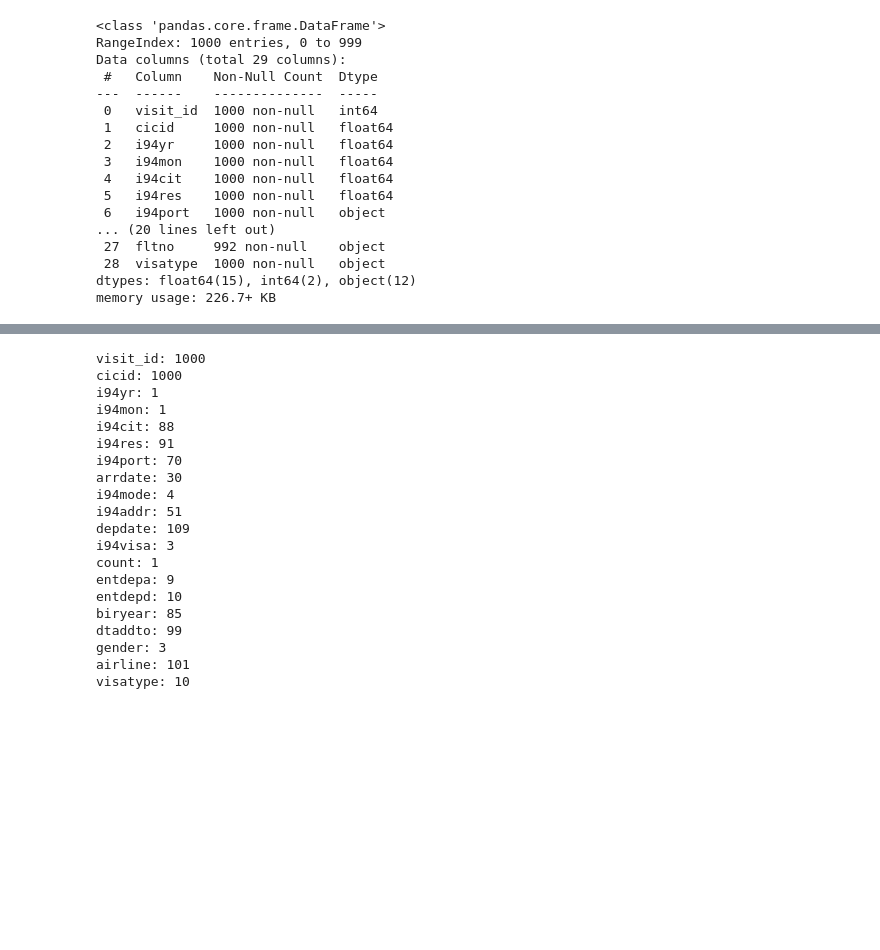
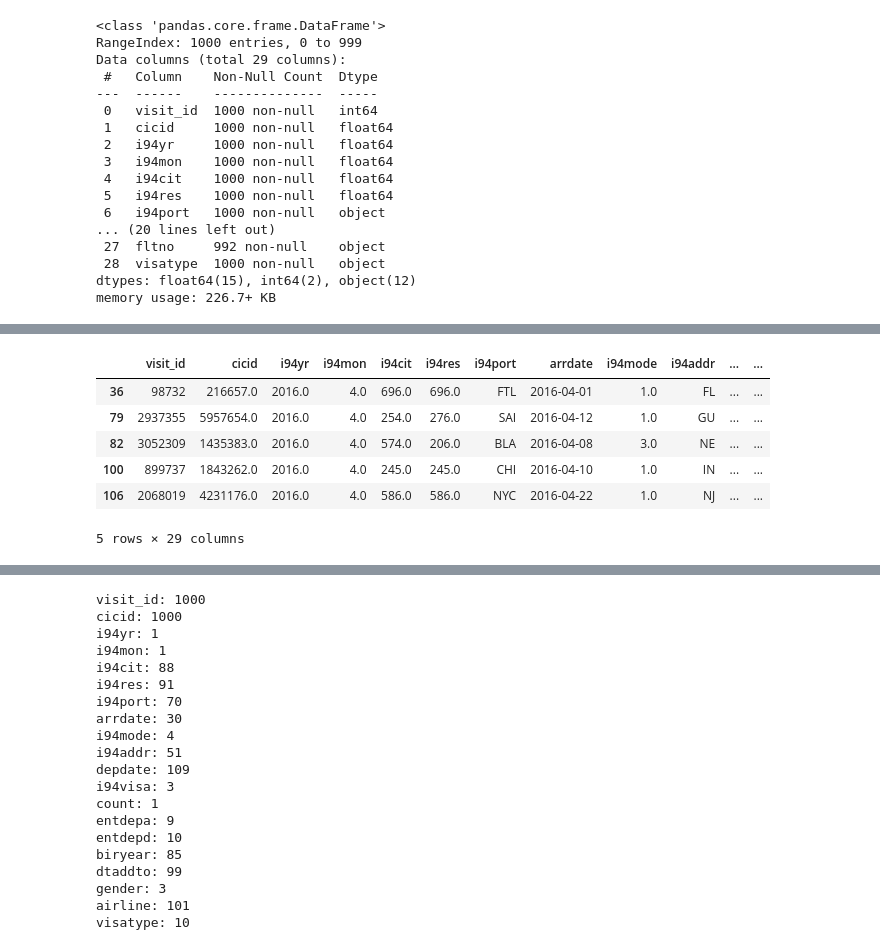
Before and after one commit to Morgan-Sell/usa-tourism-etl, a Jupyter notebook: eda_project_scope.ipynb, the cells around one changed output, grey strips where cells are left out. Saved outputs shown, nothing was run; the diff lists cells and outputs as text; code cells hidden in the pictures; blank space fills up the shorter version.

```diff
--- a/eda_project_scope.ipynb
+++ b/eda_project_scope.ipynb
@@ -179,0 +181,10 @@ utils.plot_null_val_heatmap(visits, "Tourist Visits - Null Value", (20,8))
+# %%
+visits[visits.matflag!="M"].head()
+# %% [output]
+|  | visit_id | cicid | i94yr | i94mon | i94cit | i94res | i94port | arrdate | i94mode | i94addr | ... | ... |
+| 36 | 98732 | 216657.0 | 2016.0 | 4.0 | 696.0 | 696.0 | FTL | 2016-04-01 | 1.0 | FL | ... | ... |
+| 79 | 2937355 | 5957654.0 | 2016.0 | 4.0 | 254.0 | 276.0 | SAI | 2016-04-12 | 1.0 | GU | ... | ... |
+| 82 | 3052309 | 1435383.0 | 2016.0 | 4.0 | 574.0 | 206.0 | BLA | 2016-04-08 | 3.0 | NE | ... | ... |
+| 100 | 899737 | 1843262.0 | 2016.0 | 4.0 | 245.0 | 245.0 | CHI | 2016-04-10 | 1.0 | IN | ... | ... |
+| 106 | 2068019 | 4231176.0 | 2016.0 | 4.0 | 586.0 | 586.0 | NYC | 2016-04-22 | 1.0 | NJ | ... | ... |
+5 rows × 29 columns
```
Also changed, not shown: parts of 12 cells of this notebook, 1 other file.
